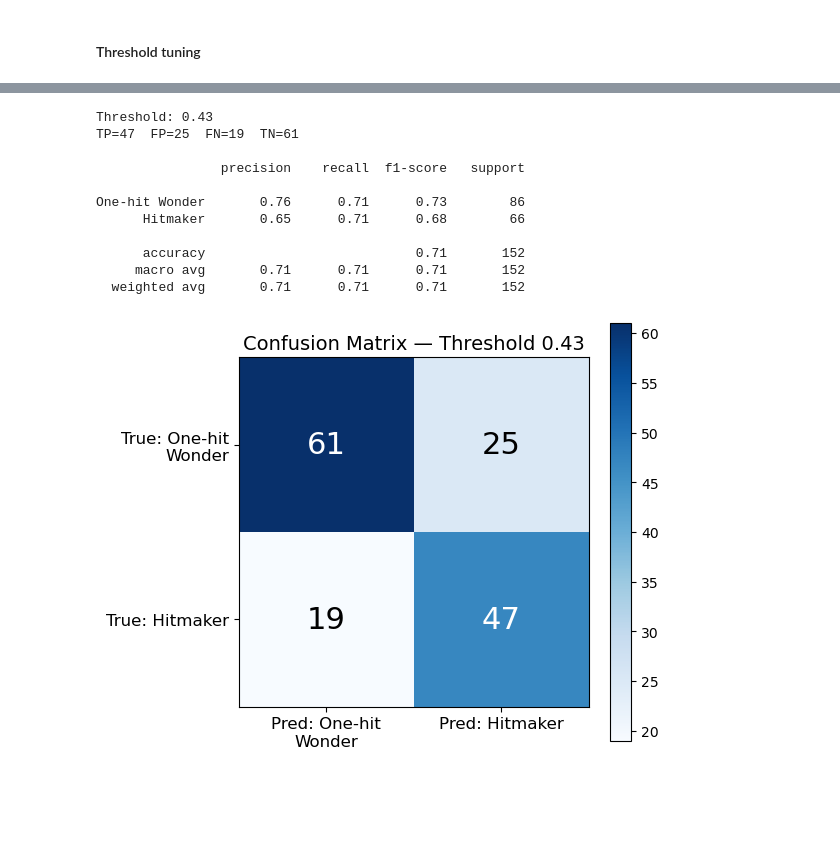
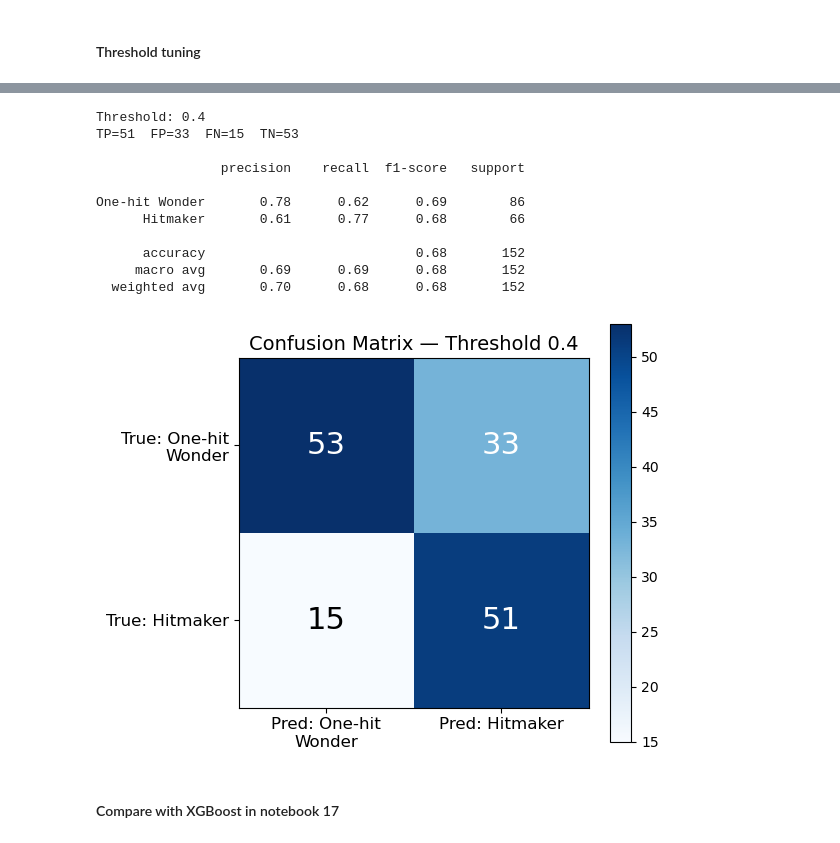
Before and after one commit to Erdos-Projects/spring-2026-hitmakers, a Jupyter notebook: ml_sandbox_18_catboost.ipynb, the cells around one changed output, grey strips where cells are left out. Saved outputs shown, nothing was run; the diff lists cells and outputs as text; code cells hidden in the pictures; blank space fills up the shorter version.

```diff
--- a/ml_sandbox_18_catboost.ipynb
+++ b/ml_sandbox_18_catboost.ipynb
@@ -1104,48 +1116,50 @@ for t in sorted(set([0.35, 0.40, 0.41, 0.42, 0.43, 0.44, 0.45, 0.50, best_f1_thr
       0.45      0.677    0.667    0.672
       0.50      0.706    0.545    0.615
 # %%
-# Lock in threshold = 0.43
-# Rationale: recall improves from 0.576 → 0.712 (+0.136), catching ~9 more hitmakers
-# on the test set. Precision drops modestly from 0.731 → 0.653 (-0.078).
+# Lock in threshold = 0.40
+# Rationale: F1-optimal threshold (0.680). Recall improves from 0.545 → 0.773 (+0.228),
+# catching ~15 more hitmakers on the test set. Precision drops from 0.706 → 0.607 (-0.099).
 # For hitmaker prediction, missing a real hitmaker (FN) is costlier than a false alarm (FP),
-# so the recall gain justifies the precision trade-off. F1 also improves: 0.644 → 0.681.
+# so the recall gain justifies the precision trade-off.
 
-threshold = 0.43
+threshold = 0.40
 y_pred_tuned = (y_proba >= threshold).astype(int)
 
 tn, fp, fn, tp = confusion_matrix(y_test, y_pred_tuned).ravel()
 
 print(f'Threshold: {threshold}')
 print(f'TP={tp}  FP={fp}  FN={fn}  TN={tn}')
 print()
 print(classification_report(y_test, y_pred_tuned,
       target_names=['One-hit Wonder', 'Hitmaker']))
 
 # Confusion matrix
 fig, ax = plt.subplots(figsize=(6, 5))
 cm = confusion_matrix(y_test, y_pred_tuned)
 im = ax.imshow(cm, cmap='Blues')
 ax.set_xticks([0,1]); ax.set_yticks([0,1])
 ax.set_xticklabels(['Pred: One-hit\nWonder', 'Pred: Hitmaker'], fontsize=12)
 ax.set_yticklabels(['True: One-hit\nWonder', 'True: Hitmaker'], fontsize=12)
 for i in range(2):
     for j in range(2):
         ax.text(j, i, cm[i,j], ha='center', va='center', fontsize=22,
                 color='white' if cm[i,j] > cm.max()/2 else 'black')
 ax.set_title(f'Confusion Matrix — Threshold {threshold}', fontsize=14)
 plt.colorbar(im, ax=ax)
 plt.tight_layout()
 plt.show()
 # %% [output]
-Threshold: 0.43
-TP=47  FP=25  FN=19  TN=61
+Threshold: 0.4
+TP=51  FP=33  FN=15  TN=53
 
                 precision    recall  f1-score   support
 
-One-hit Wonder       0.76      0.71      0.73        86
-      Hitmaker       0.65      0.71      0.68        66
+One-hit Wonder       0.78      0.62      0.69        86
+      Hitmaker       0.61      0.77      0.68        66
 
-      accuracy                           0.71       152
-     macro avg       0.71      0.71      0.71       152
-  weighted avg       0.71      0.71      0.71       152
+      accuracy                           0.68       152
+     macro avg       0.69      0.69      0.68       152
+  weighted avg       0.70      0.68      0.68       152
-[figure, old version]
+[figure, new version]
+# %% [markdown]
+#### Compare with XGBoost in notebook 17
```
Also changed, not shown: parts of 6 cells of this notebook.
